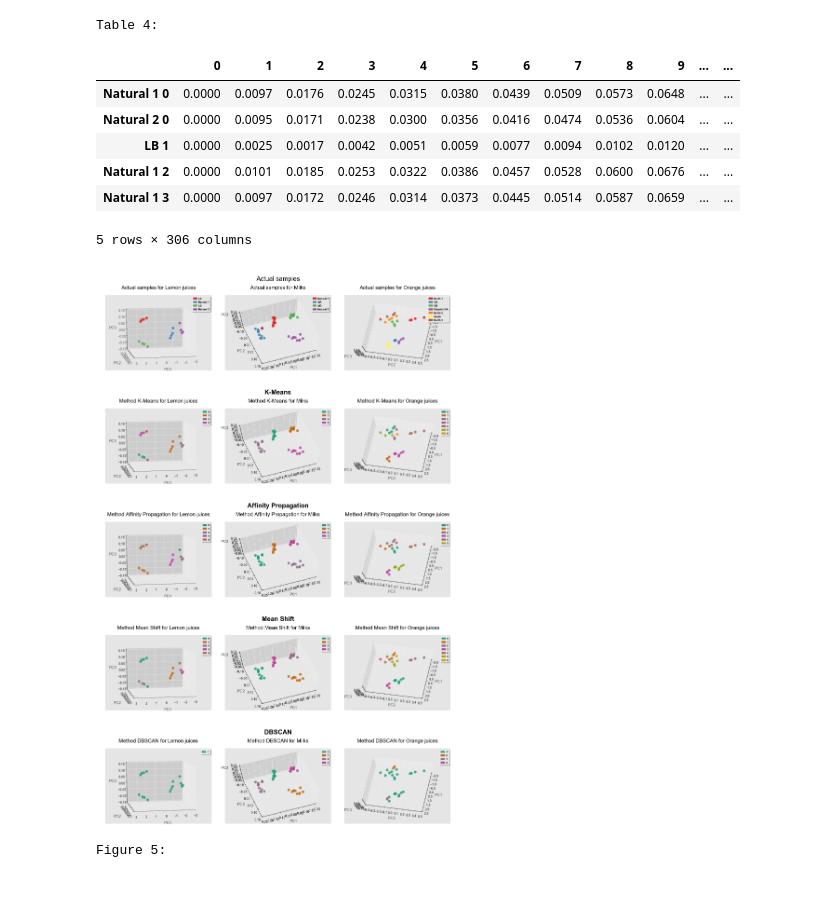
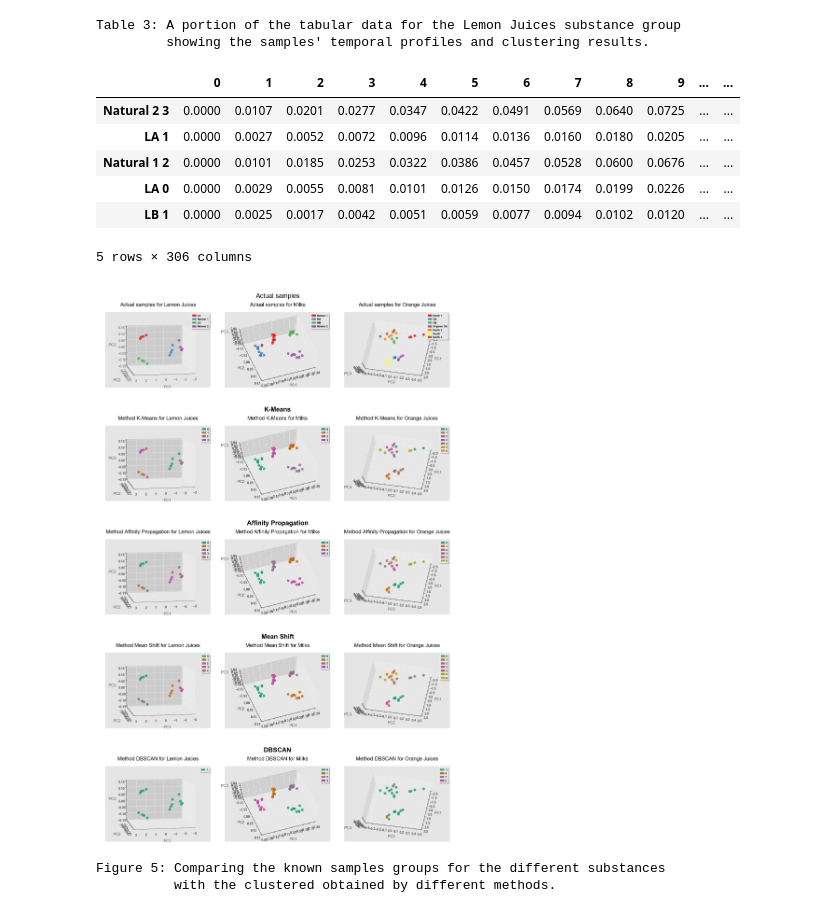
Before and after one commit to farazhb/E-Nose-PCA-Cluster, a Jupyter notebook: e_nose.ipynb, the cells around one changed output. Saved outputs shown, nothing was run; the diff lists cells and outputs as text; code cells hidden in the pictures.

Commit message:
Cleaned up and completed
- Removed redundant variables and cells
- Completed report and corrected its references

```diff
--- a/e_nose.ipynb
+++ b/e_nose.ipynb
@@ -239,9 +239,10 @@ fig = plt.figure(figsize=(20,30))
 
 for i,key in enumerate(SUBSTS):
     ax = fig.add_subplot(3,1,i+1)
-    plot_df_list (ax, df_lists_list[i], names_list[i], "{0}' responses, normalized".format(key), "time [s]", "Response [ ]", \
-             CLR_MAP, '-', 2.0, 0.8)
+    plot_df_list (ax, df_lists_list[i], names_list[i], "{0}' responses, normalized".\
+                  format(key), "time [s]", "Response [ ]", CLR_MAP, '-', 2.0, 0.8)
 plt.show()
-print ("Figure 1: \n")
+print ("Figure 1: The normalized temporal profiles of the responses of a gas sensor to the\n" + \
+       "          different samples of 3 substances.\n")
 # %% [output]
 [figure]
@@ -487,10 +498,10 @@ Figure 4:
 # %%
 """ Clustering: """
 
-km_params = {"Lemon juices":4, "Milks":4, "Orange juices":7}   # NUmbers of clusters, K, for the substance types
-ap_params = {"Lemon juices":(-0.15,0.55), "Milks":(-0.15,0.55), "Orange juices":(-0.15,0.55)}
-ms_params = {"Lemon juices":0.3, "Milks":0.1, "Orange juices":0.3}
-db_params = {"Lemon juices":(0.09,2), "Milks":(0.09,2), "Orange juices":(0.09,2)}
+km_params = {"Lemon Juices":4, "Milks":4, "Orange Juices":7}   # NUmbers of clusters, K, for the substance types
+ap_params = {"Lemon Juices":(-0.15,0.55), "Milks":(-0.15,0.55), "Orange Juices":(-0.15,0.55)}
+ms_params = {"Lemon Juices":0.3, "Milks":0.1, "Orange Juices":0.3}
+db_params = {"Lemon Juices":(0.09,2), "Milks":(0.09,2), "Orange Juices":(0.09,2)}
 
 for key in SUBSTS:
     pd.options.mode.chained_assignment = None     # suppressing the warning.
@@ -518,8 +529,9 @@ for key in SUBSTS:
 
     pd.options.mode.chained_assignment = 'warn'   # reenabling the warning
 
-print ("Table 4: \n")
-dp.display ( collected_dfs["Lemon juices"].head() )
+print ("\nTable 3: A portion of the tabular data for the Lemon Juices substance group\n" + \
+       "         showing the samples' temporal profiles and clustering results.")
+dp.display ( collected_dfs["Lemon Juices"].head() )
 
 
 # Append the clustering data to the PCAed dfs
@@ -528,43 +540,51 @@ for df_key, pca_df in dfs_dict.items():
     pca_df.loc[:,'DBSCAN Clusters'] = collected_dfs[df_key]["auto dbscan clusters"]
     pca_df.loc[:,'Affin. Prop. Clusters'] = collected_dfs[df_key]["auto affin prop clusters"]
     pca_df.loc[:,'Mean Shift Clusters'] = collected_dfs[df_key]["auto mean shift clusters"]
-    # The variance coverage of each of the principal components [x,y,z]
+    # The variance coverage of each of the PCs [x,y,z]
 # %% [output]
-Table 4:
+Table 3: A portion of the tabular data for the Lemon Juices substance group
+         showing the samples' temporal profiles and clustering results.
 |  | 0 | 1 | 2 | 3 | 4 | 5 | 6 | 7 | 8 | 9 | ... | ... |
-| Natural 1 0 | 0.0000 | 0.0097 | 0.0176 | 0.0245 | 0.0315 | 0.0380 | 0.0439 | 0.0509 | 0.0573 | 0.0648 | ... | ... |
-| Natural 2 0 | 0.0000 | 0.0095 | 0.0171 | 0.0238 | 0.0300 | 0.0356 | 0.0416 | 0.0474 | 0.0536 | 0.0604 | ... | ... |
+| Natural 2 3 | 0.0000 | 0.0107 | 0.0201 | 0.0277 | 0.0347 | 0.0422 | 0.0491 | 0.0569 | 0.0640 | 0.0725 | ... | ... |
+| LA 1 | 0.0000 | 0.0027 | 0.0052 | 0.0072 | 0.0096 | 0.0114 | 0.0136 | 0.0160 | 0.0180 | 0.0205 | ... | ... |
+| Natural 1 2 | 0.0000 | 0.0101 | 0.0185 | 0.0253 | 0.0322 | 0.0386 | 0.0457 | 0.0528 | 0.0600 | 0.0676 | ... | ... |
+| LA 0 | 0.0000 | 0.0029 | 0.0055 | 0.0081 | 0.0101 | 0.0126 | 0.0150 | 0.0174 | 0.0199 | 0.0226 | ... | ... |
 | LB 1 | 0.0000 | 0.0025 | 0.0017 | 0.0042 | 0.0051 | 0.0059 | 0.0077 | 0.0094 | 0.0102 | 0.0120 | ... | ... |
-| Natural 1 2 | 0.0000 | 0.0101 | 0.0185 | 0.0253 | 0.0322 | 0.0386 | 0.0457 | 0.0528 | 0.0600 | 0.0676 | ... | ... |
-| Natural 1 3 | 0.0000 | 0.0097 | 0.0172 | 0.0246 | 0.0314 | 0.0373 | 0.0445 | 0.0514 | 0.0587 | 0.0659 | ... | ... |
 5 rows × 306 columns
 # %%
 """ Plotting with original groupings and assigned clusters """
 
 
-gs = matplotlib.gridspec.GridSpec(10, 3, width_ratios=[1,1,1], height_ratios=[0.01,1,0.01,1,0.01,1,0.01,1,0.01,1])
+gs = matplotlib.gridspec.GridSpec(10, 3, width_ratios=[1,1,1], \
+                                  height_ratios=[0.01,1,0.01,1,0.01,1,0.01,1,0.01,1])
 fig = plt.figure(figsize=(16,24))
 
-for mtd_idx, method in enumerate(["Actual samples", "K-Means", "Affinity Propagation", "Mean Shift", "DBSCAN"]):
+for mtd_idx, method in enumerate(["Actual samples", "K-Means", "Affinity Propagation", \
+                                  "Mean Shift", "DBSCAN"]):
 
     plt.subplot(gs[2*mtd_idx,:])
     plt.gca().axis('off')
-    plt.text(s="\n"+method, va='center', ha='center', x=0.5, y=1.02, fontsize=20)   # given ha, x redundant but syntax needs it
+    # given ha, x redundant but syntax needs it:
+    plt.text(s="\n"+method, va='center', ha='center', x=0.5, y=1.02, fontsize=20)
 
     clrmp = CLR_MAP_2 if method!="Actual samples" else CLR_MAP
 
-    for i,key in enumerate(SUBSTS):   # SUBSTS elems match collected_dfs's keys. Iterate list to avoid random order iteration
+    # SUBSTS elems match collected_dfs's keys. Iterate list to avoid random order iteration
+    for i,key in enumerate(SUBSTS):
 
-        sec_ttl = "{0} for {1}".format("Method "+method if method!="Actual samples" else method, key)
+        sec_ttl = "{0} for {1}".format(\
+                            "Method "+method if method!="Actual samples" else method, key)
 
         plt.subplot(gs[2*mtd_idx+1,i], projection='3d')
         scatter_plot_smpl( 3, dfs_dict[key], sec_ttl, "PC1", "PC2", "PC3", clrmp,
                           'o', 60, 0.8, ELV_AZMT_DCT[key][0], ELV_AZMT_DCT[key][1], \
                           cluster_method=method )
 
 plt.tight_layout()
 plt.show()
-print ("Figure 5: \n")
+print ("Figure 5: Comparing the known samples groups for the different substances\n" + \
+       "          with the clustered obtained by different methods.\n")
 # %% [output]
-[figure, old version]
+[figure, new version]
-Figure 5:
+Figure 5: Comparing the known samples groups for the different substances
+          with the clustered obtained by different methods.
```
Also changed, not shown: parts of 11 cells of this notebook.
